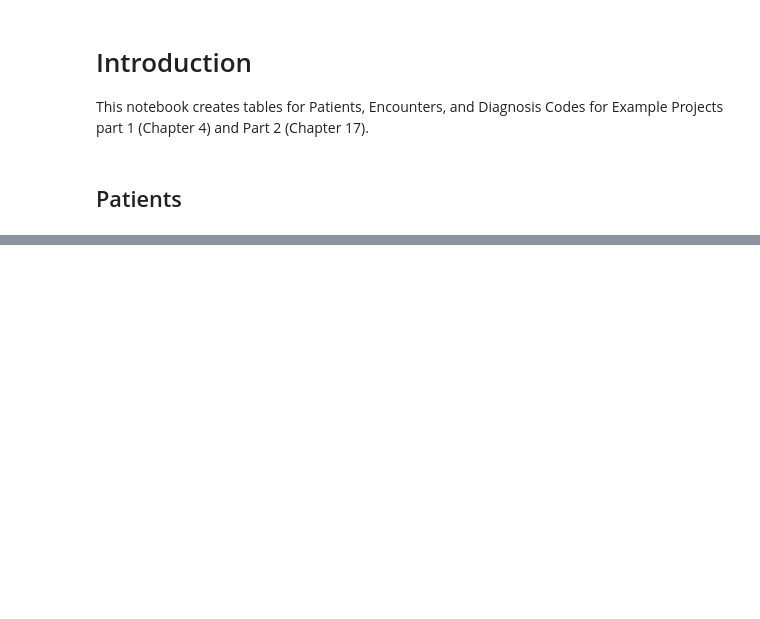
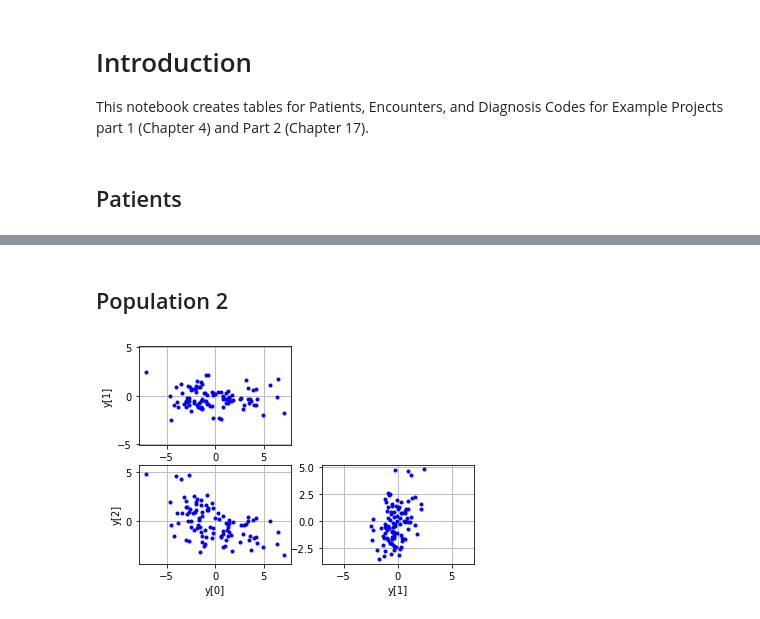
Before and after one commit to pmccaffrey6/introduction-to-healthcare-informatics, a Jupyter notebook: create-project-tables/create_project_tables.ipynb, the cells around one changed output, grey strips where cells are left out. Saved outputs shown, nothing was run; the diff lists cells and outputs as text; code cells hidden in the pictures; blank space fills up the shorter version.

Commit message:
patient populations

```diff
--- a/create-project-tables/create_project_tables.ipynb
+++ b/create-project-tables/create_project_tables.ipynb
@@ -108,0 +106,66 @@ plot(num_dx_1, visit_minutes, 'b.')
+# %% [markdown]
+## Population 2
+# %%
+# Choice of cholesky or eigenvector method.
+method = 'cholesky'
+#method = 'eigenvectors'
+
+num_samples = 100
+
+# The desired covariance matrix.
+# y0 = age
+# y1 = num diagnoses
+# y2 = visit duration (minutes)
+
+
+r = np.array([
+        [  6.00,  -1.5, -0.5],
+        [ 0.0,  1.00,  0.50],
+        [ -1.5,  0.50,  2.50]
+    ])
+
+# Generate samples from three independent normally distributed random
+# variables (with mean 0 and std. dev. 1).
+x = norm.rvs(size=(3, num_samples))
+
+# We need a matrix `c` for which `c*c^T = r`.  We can use, for example,
+# the Cholesky decomposition, or the we can construct `c` from the
+# eigenvectors and eigenvalues.
+
+if method == 'cholesky':
+    # Compute the Cholesky decomposition.
+    c = cholesky(r, lower=True)
+else:
+    # Compute the eigenvalues and eigenvectors.
+    evals, evecs = eigh(r)
+    # Construct c, so c*c^T = r.
+    c = np.dot(evecs, np.diag(np.sqrt(evals)))
+
+# Convert the data to correlated random variables.
+y = np.dot(c, x)
+
+#
+# Plot various projections of the samples.
+#
+subplot(2,2,1)
+plot(y[0], y[1], 'b.')
+ylabel('y[1]')
+axis('equal')
+grid(True)
+
+subplot(2,2,3)
+plot(y[0], y[2], 'b.')
+xlabel('y[0]')
+ylabel('y[2]')
+axis('equal')
+grid(True)
+
+subplot(2,2,4)
+plot(y[1], y[2], 'b.')
+xlabel('y[1]')
+axis('equal')
+grid(True)
+
+show()
+# %% [output]
+[figure, added]
```
Also changed, not shown: parts of 13 cells of this notebook.
